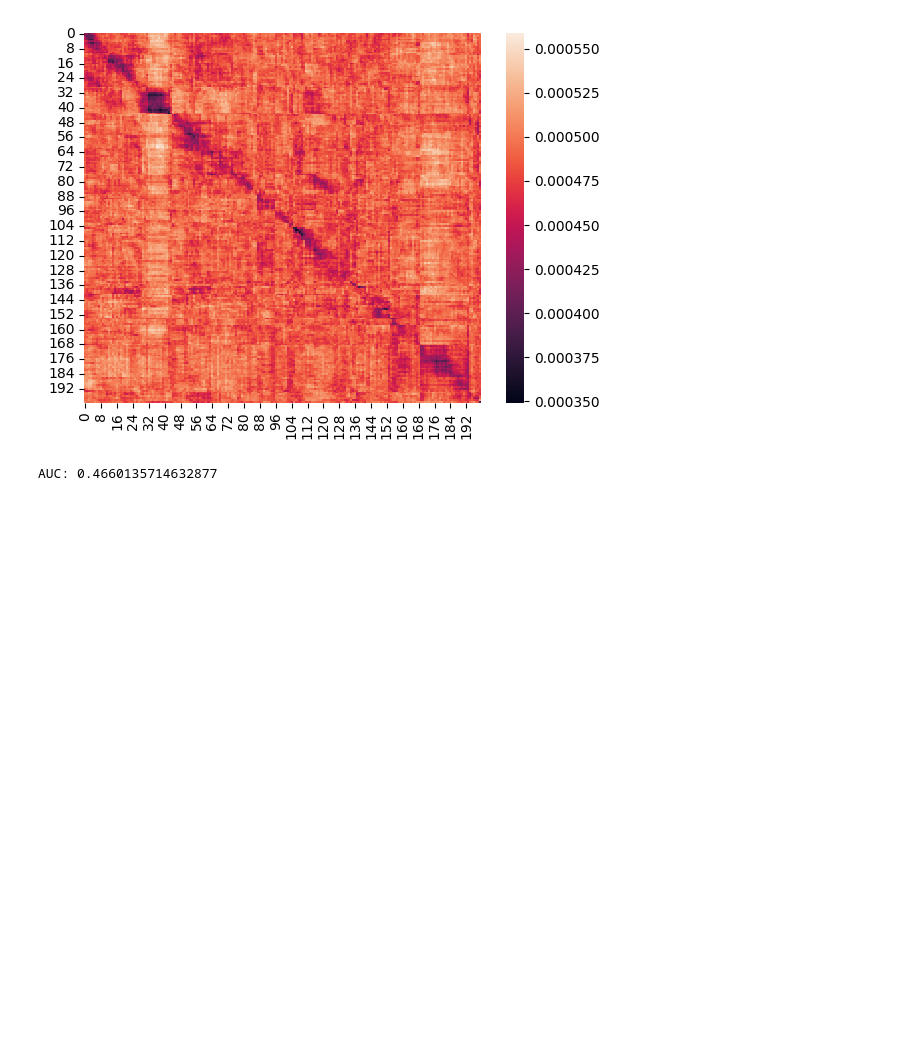
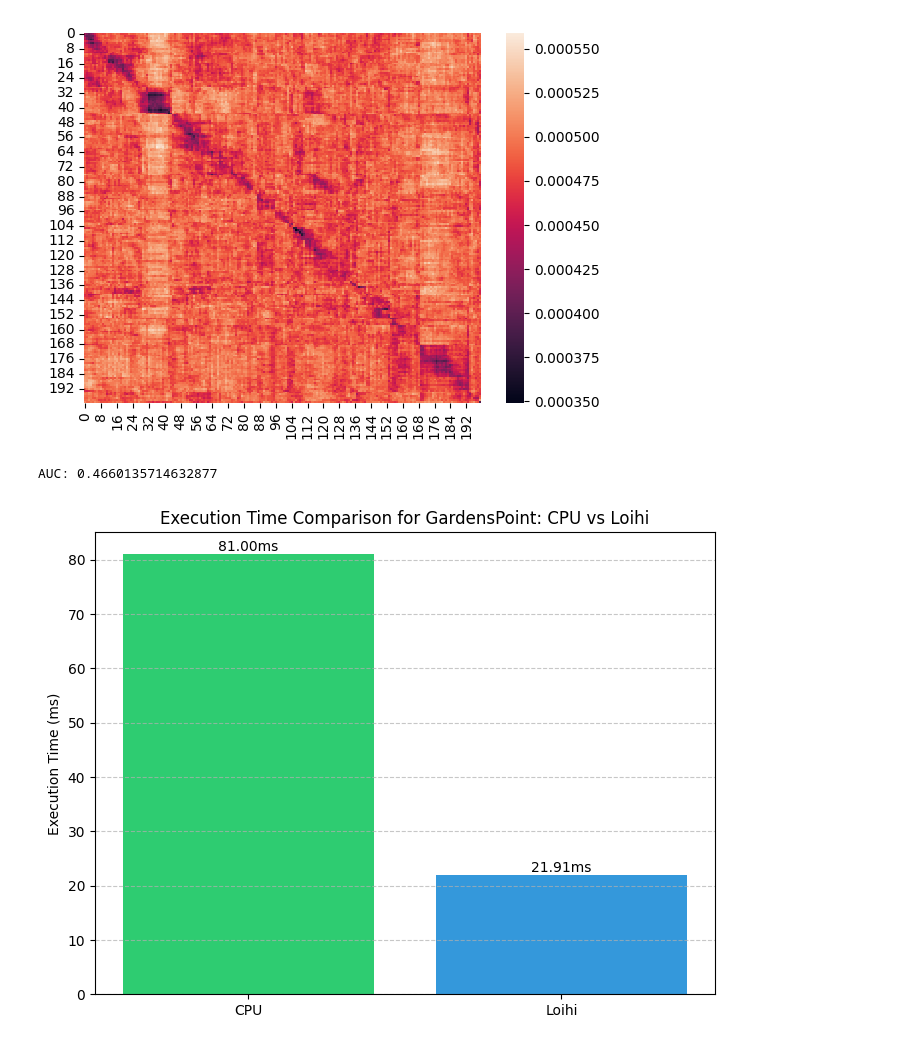
Before and after one commit to vidurayashan/VPR_Loihi, a Jupyter notebook: experiments/test_0.ipynb, the cells around one changed output. Drawn from its saved outputs; the diff is of its cells as text; code cells hidden in the pictures; blank space fills up the shorter version.

```diff
--- a/experiments/test_0.ipynb
+++ b/experiments/test_0.ipynb
@@ -173,3 +152,26 @@ print(f"AUC: {metrics['auc']}")
 # print(f"Recall: {metrics['recall']}")
 # %% [output]
 AUC: 0.4660135714632877
+# %%
+cpu_time = 0.0810 * 1000
+loihi_time = 21.908
+# %%
+# Create bar plot comparing execution times
+plt.figure(figsize=(8, 6))
+times = [cpu_time, loihi_time]
+labels = ['CPU', 'Loihi']
+plt.bar(labels, times, color=['#2ecc71', '#3498db'])
+
+# Add value labels on top of each bar
+for i, v in enumerate(times):
+    plt.text(i, v, f'{v:.2f}ms', ha='center', va='bottom')
+
+plt.ylabel('Execution Time (ms)')
+plt.title('Execution Time Comparison for GardensPoint: CPU vs Loihi')
+
+# Optional: Add grid for better readability
+plt.grid(axis='y', linestyle='--', alpha=0.7)
+
+plt.show()
+# %% [output]
+[figure, added]
```
Also changed, not shown: parts of 6 cells of this notebook, 9 other files.
